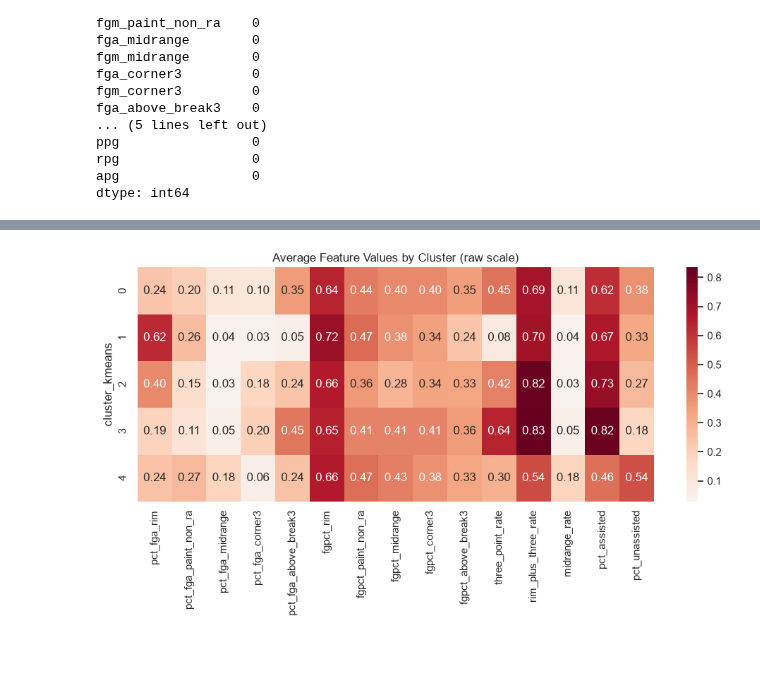
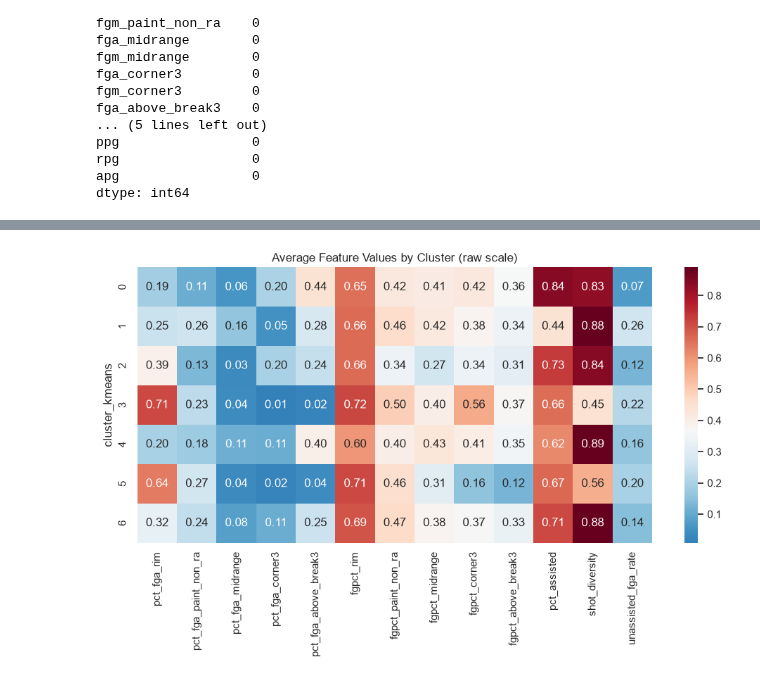
Before and after one commit to dut-inc/project-website, a Jupyter notebook: notebooks/nba_shot_archetype_clustering.ipynb, the cells around one changed output, grey strips where cells are left out. Drawn from its saved outputs; the diff is of its cells as text; code cells hidden in the pictures; blank space fills up the shorter version.

```diff
--- a/notebooks/nba_shot_archetype_clustering.ipynb
+++ b/notebooks/nba_shot_archetype_clustering.ipynb
@@ -444,0 +715,16 @@ ID/name goes out
+# %%
+FEATURE_COLS = [
+    "pct_fga_rim", "pct_fga_paint_non_ra", "pct_fga_midrange", "pct_fga_corner3", "pct_fga_above_break3",
+    "fgpct_rim", "fgpct_paint_non_ra", "fgpct_midrange", "fgpct_corner3", "fgpct_above_break3",
+    "pct_assisted",
+    "shot_diversity", "unassisted_fga_rate"
+]
+
+NEW_FEATURES = ["shot_diversity", "unassisted_fga_rate"]
+
+# Validation Stage 2: Feature validation
+feature_issues = validate_features(features_df, FEATURE_COLS)
+print_validation_report(feature_issues, "Engineered Features")
+
+if feature_issues["errors"]:
+    raise RuntimeError(f"Cannot scale/cluster: {len(feature_issues['errors'])} blocking issues found.")
@@ -445,11 +751,4 @@ ID/name goes out
 # %%
-FEATURE_COLS = [
-    "pct_fga_rim", "pct_fga_paint_non_ra", "pct_fga_midrange", "pct_fga_corner3", "pct_fga_above_break3",
-    "fgpct_rim", "fgpct_paint_non_ra", "fgpct_midrange", "fgpct_corner3", "fgpct_above_break3",
-    "three_point_rate", "rim_plus_three_rate", "midrange_rate",
-    "pct_assisted", "pct_unassisted",
-]
-
 X = features_df[FEATURE_COLS].copy()
 
 scaler = StandardScaler()
@@ -512,0 +907,14 @@ Fit K-Means with a chosen `k`, then fit Gaussian Mixture and Agglomerative clust
+# %%
+TEST_K = 7  # Change and re-run for other k values
+
+km_test = KMeans(n_clusters=TEST_K, random_state=RANDOM_STATE, n_init=10)
+features_df[f"cluster_k{TEST_K}"] = km_test.fit_predict(X_scaled)
+
+print(f"\n=== K={TEST_K} Inspection ===")
+print(f"Cluster sizes:")
+print(features_df[f"cluster_k{TEST_K}"].value_counts().sort_index())
+
+# Show cluster profiles
+profile_k = features_df.groupby(f"cluster_k{TEST_K}")[FEATURE_COLS].mean()
+print(f"\nCluster profiles:")
+print(profile_k.round(3))
@@ -513,5 +943,5 @@ Fit K-Means with a chosen `k`, then fit Gaussian Mixture and Agglomerative clust
 # %%
-N_CLUSTERS = 5  # chosen from Section 6 + domain judgment
+N_CLUSTERS = 7  # settled on in Section 7 (metrics + domain judgment)
 
 kmeans = KMeans(n_clusters=N_CLUSTERS, random_state=RANDOM_STATE, n_init=10)
 features_df["cluster_kmeans"] = kmeans.fit_predict(X_scaled)
@@ -565,14 +996,14 @@ Davies-Bouldin index: 1.770  (lower is better)
 # %%
 cluster_profile = features_df.groupby("cluster_kmeans")[FEATURE_COLS].mean()
 
 plt.figure(figsize=(10, 4 + 0.3 * N_CLUSTERS))
-sns.heatmap(cluster_profile, annot=True, fmt=".2f", cmap="RdBu_r", center=0)
+sns.heatmap(cluster_profile, annot=True, fmt=".2f", cmap="RdBu_r", center=cluster_profile.values.mean())
 plt.title("Average Feature Values by Cluster (raw scale)")
 plt.tight_layout()
 plt.show()
 
 cluster_profile
 # %% [output]
-[figure, old version]
+[figure, new version]
 |  | pct_fga_rim | pct_fga_paint_non_ra | pct_fga_midrange | pct_fga_corner3 | pct_fga_above_break3 | ... |
 | cluster_kmeans |  |  |  |  |  | ... |
```
Also changed, not shown: parts of 58 cells of this notebook, 2 other files.
